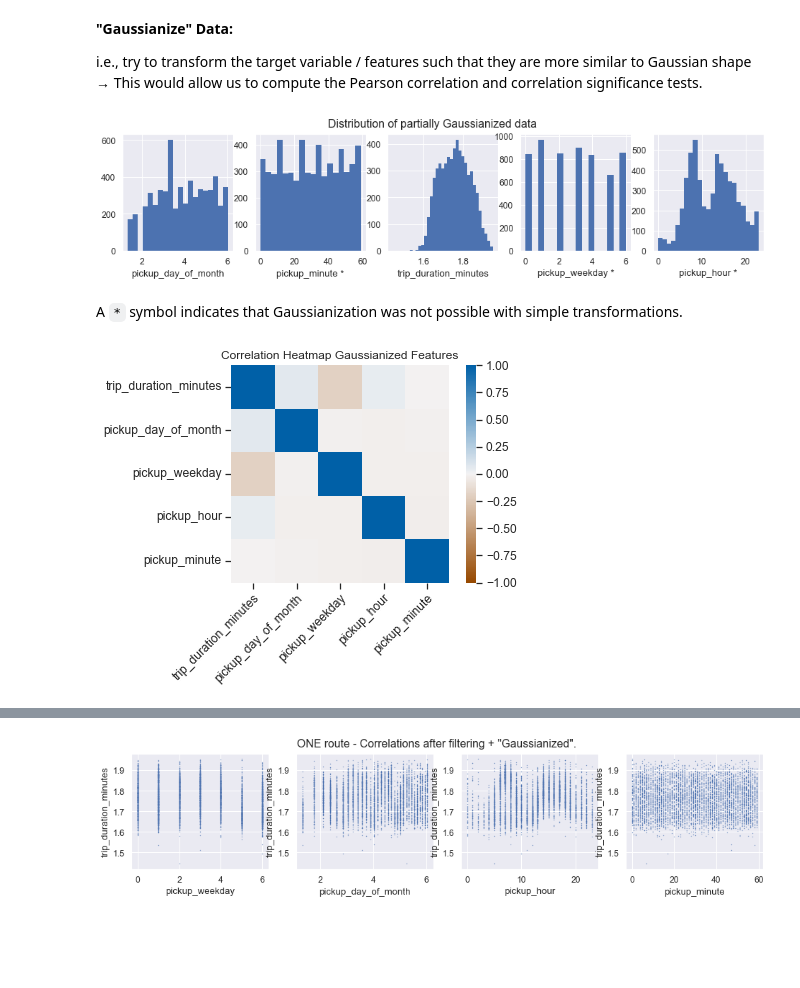
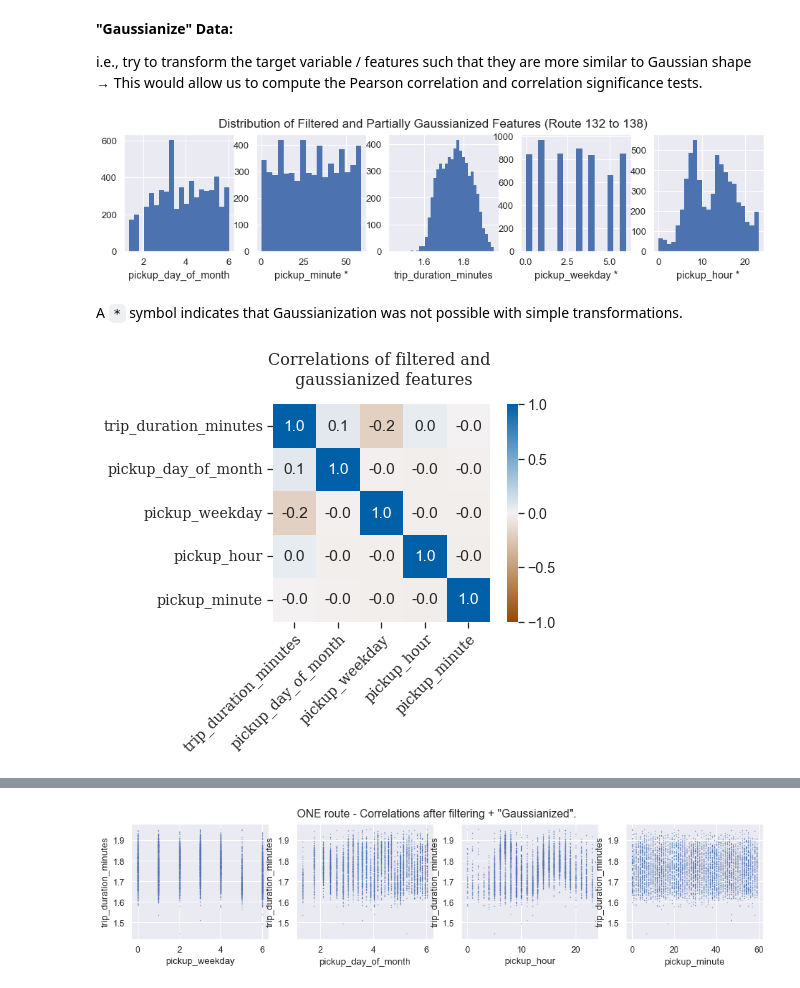
Before and after one commit to nilsriekers/data-literacy-project, a Jupyter notebook: exp/exp208_Gaussianize_Data_2.ipynb, the cells around one changed output, grey strips where cells are left out. Saved outputs shown, nothing was run; the diff lists cells and outputs as text; code cells hidden in the pictures; blank space fills up the shorter version.

Commit message:
Updated plots and their formatting.

```diff
--- a/exp/exp208_Gaussianize_Data_2.ipynb
+++ b/exp/exp208_Gaussianize_Data_2.ipynb
@@ -45,10 +45,10 @@ from tueplots import bundles
 **Read raw data:**
 # %%
 # Read previously saved dataframe from csv file from disk
-# df_taxi_2019_01 = pd.read_csv('../dat/df_taxi_2019_01.csv')
+df_taxi_2019_01 = pd.read_csv('../dat/df_taxi_2019_01.csv')
 # %%
 # Download data from TLC
-df_taxi_2019_01 = load_taxi_data(['yellow', 'green', 'fhv'], [2019], [1])
+# df_taxi_2019_01 = load_taxi_data(['yellow', 'green', 'fhv'], [2019], [1])
 # %% [output]
 Will download... yellow_tripdata_2019-01.csv
 Will download... green_tripdata_2019-01.csv
@@ -343,7 +343,7 @@ i.e., try to transform the target variable / features such that they are more si
 # %%
 # Transformed distributions - Force to be as Gaussian as possible
 fig, (ax1, ax2, ax3, ax4, ax5) = plt.subplots(1, 5, figsize=(16,3))
-fig.suptitle('Distribution of partially Gaussianized data')
+fig.suptitle('Distribution of Filtered and Partially Gaussianized Features (Route {} to {})'.format(pickup_id, dropoff_id))
 
 ax1.hist( stats.yeojohnson(np.cbrt(df_one_route_filtered['pickup_day_of_month']))[0], bins='scott', linewidth=0)
 ax1.set_xlabel('pickup_day_of_month')
@@ -363,14 +363,14 @@ ax5.hist( df_one_route_filtered['pickup_hour'], bins='scott', linewidth=0)
 ax5.set_xlabel('pickup_hour *')
 plt.show()
 # %% [output]
-[figure, old version]
+[figure, new version]
-# %% [markdown]
-A  ``*``  symbol indicates that Gaussianization was not possible with simple transformations.
+# %% [markdown]
+A  ``*``  symbol indicates that Gaussianization was not possible with simple transformations.
 # %%
 x0 = stats.boxcox(df_one_route_filtered['trip_duration_minutes'], -0.42)
 x1 = stats.yeojohnson(np.cbrt(df_one_route_filtered['pickup_day_of_month']))[0]
 x2 = (df_one_route_filtered['pickup_weekday']).values
 x3 = df_one_route_filtered['pickup_hour']#stats.yeojohnson(df_one_route_filtered['pickup_hour'])[0]
-x4 = df_one_route_filtered['pickup_minute']#stats.yeojohnson(df_one_route_filtered['pickup_minute'])[0]
+x4 = (df_one_route_filtered['pickup_minute']).values#stats.yeojohnson(df_one_route_filtered['pickup_minute'])[0]
 
 X = np.column_stack((x0, x1, x2, x3, x4))
@@ -377,25 +379,28 @@ X = np.column_stack((x0, x1, x2, x3, x4))
 # %%
-df = pd.DataFrame(X, columns=df_one_route_filtered.columns)
+sns_font = {'font':'serif'} # Font face
 
-#plt.figure(figsize=(6, 6))
 corr       = df.corr()
 corr.index = df.columns
 # Color blindness safe plot
-sns.set(font_scale=1.1)
+sns.set(font_scale=1.3)
 ax = sns.heatmap(
     corr,
     vmin=-1, vmax=1, center=0,
     cmap=sns.diverging_palette(30, 250, s=100, l=40, as_cmap=True),
     square=True,
-    annot=False
+    annot=True,
+    fmt=".1f"
 )
 
-plt.setp(ax.get_xticklabels(), rotation=45, ha="right", rotation_mode="anchor")
+plt.setp(ax.get_yticklabels(), **font)
+plt.setp(ax.get_xticklabels(), rotation=45, ha="right", rotation_mode="anchor", **font)
 ax.tick_params(left=True, bottom=True)
-plt.title("Correlation Heatmap Gaussianized Features", fontsize=12)
+#plt.title("Correlations of Filtered and Gaussianized Features (Route {} to {})".format(pickup_id, dropoff_id), pad=20, fontsize=16)
+plt.title("Correlations of filtered and \n gaussianized features", fontsize=16, pad=20, **font)
+plt.savefig('../doc/fig/correlations_gaussianized_columns_route_132_138.pdf', bbox_inches='tight')
 plt.show()
 # %% [output]
-[figure, old version]
+[figure, new version]
 # %%
 df.corr()
 # %% [output]
```
Also changed, not shown: parts of 49 cells of this notebook.
